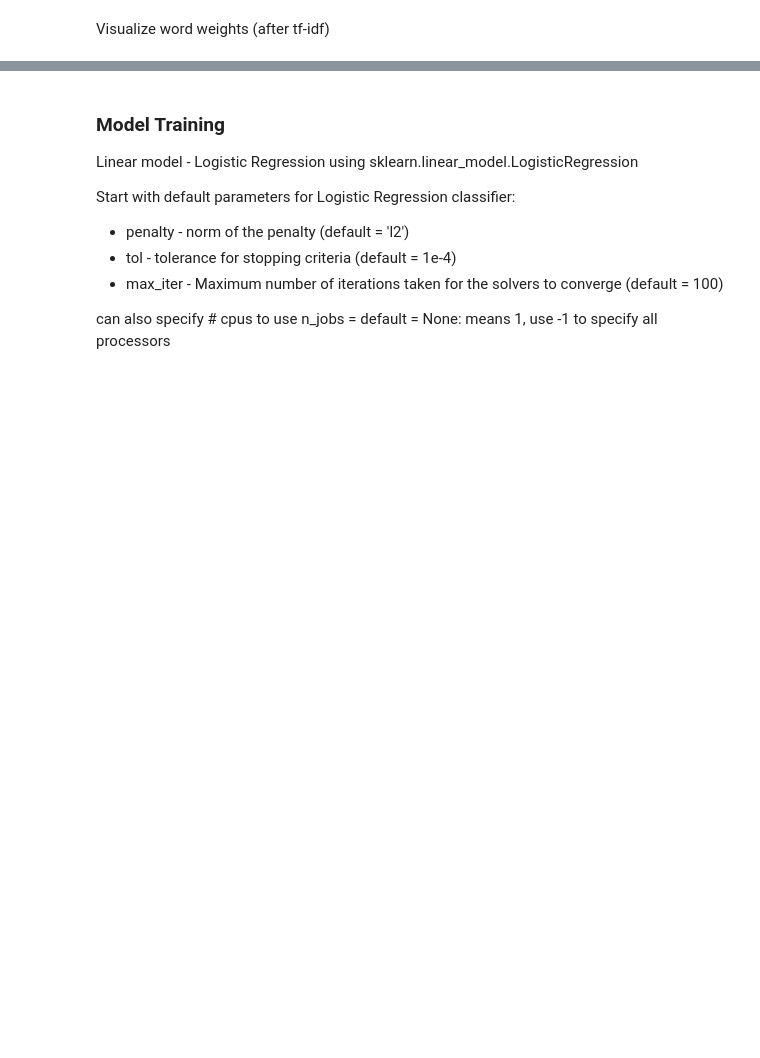
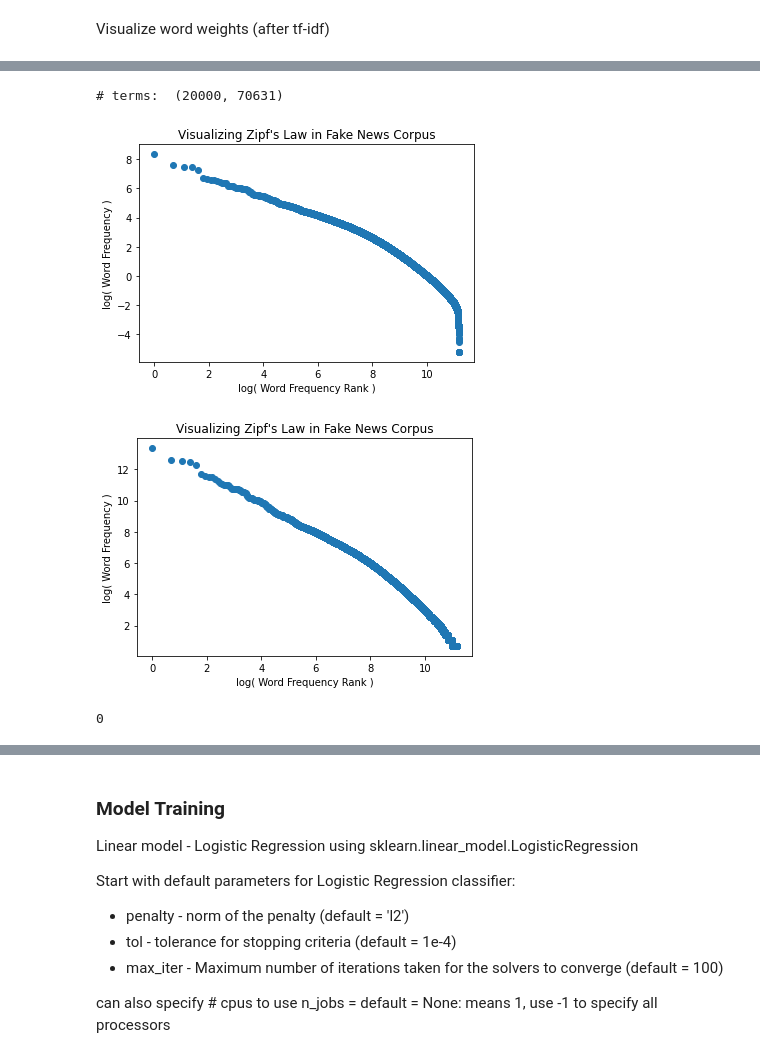
Before and after one commit to BennoKrojer/ML2, a Jupyter notebook: Part2.ipynb, the cells around one changed output, grey strips where cells are left out. Saved outputs shown, nothing was run; the diff lists cells and outputs as text; code cells hidden in the pictures; blank space fills up the shorter version.

```diff
--- a/Part2.ipynb
+++ b/Part2.ipynb
@@ -176,0 +182,31 @@ X_train_tfidf
+# %%
+# Remove all words with only 1 occurence
+cv = CountVectorizer(min_df=2)
+X_train_counts = cv.fit_transform(X_train)
+print("# terms: ", X_train_counts.shape)
+tfidf_transformer = TfidfTransformer()
+X_train_freq = tfidf_transformer.fit_transform(X_train_counts)
+
+# Create dictionary of corpus freq and plot
+word_list = cv.get_feature_names()
+freq_list = np.asarray(X_train_freq.sum(axis=0))[0]
+freq_dict = dict(zip(word_list, freq_list))
+plot_zipf(freq_dict)
+
+# Also plot corpus zipf with count instead of frequency
+count_list = np.asarray(X_train_counts.sum(axis=0))[0]
+count_dict = dict(zip(word_list, count_list))
+plot_zipf(count_dict)
+# %% [output]
+# terms:  (20000, 70631)
+[figure, added]
+[figure, added]
+# %%
+count1s = 0
+for count in np.asarray(X_train_counts.sum(axis=0))[0]:
+  #print(count)
+  if count == 1:
+    count1s += 1
+print(count1s)
+# %% [output]
+0
```
Also changed, not shown: parts of 48 cells of this notebook.
